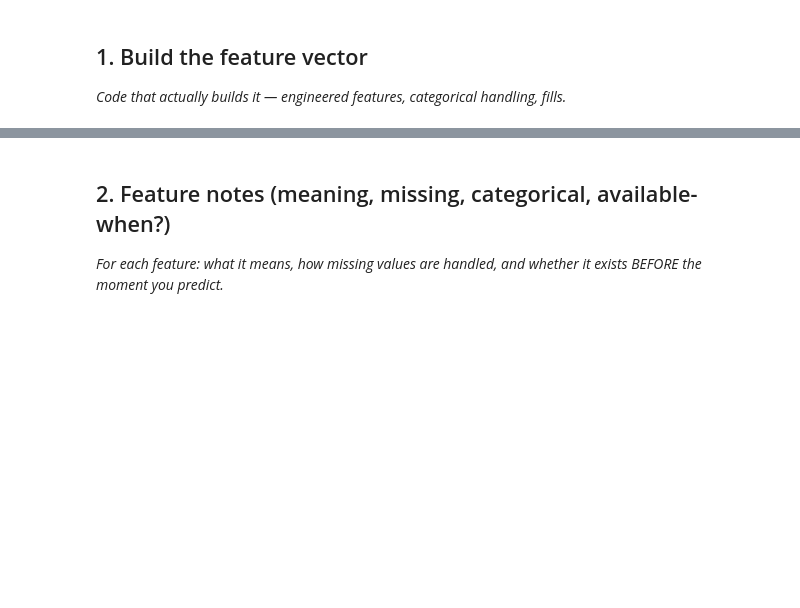
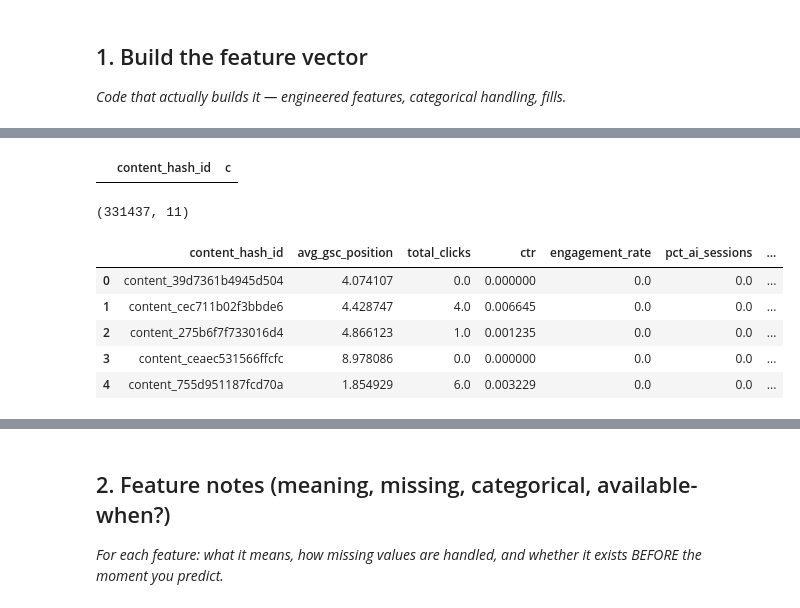
Before and after one commit to zainkhan-dev/flyrank-ml-internship-week1, a Jupyter notebook: work/notebooks/w03_feature_leakage_check.ipynb, the cells around one changed output, grey strips where cells are left out. Cells and saved outputs as stored; diff of their text form; code cells hidden in the pictures; blank space fills up the shorter version.

```diff
--- a/work/notebooks/w03_feature_leakage_check.ipynb
+++ b/work/notebooks/w03_feature_leakage_check.ipynb
@@ -15,0 +108,66 @@ This skeleton is yours to fill. Work the sections **in order** — each one has
+# %%
+con.sql("""
+SELECT content_hash_id, COUNT(*) AS c
+FROM read_parquet('hf://datasets/FlyRank/internship-warehouse/dim_content.parquet')
+GROUP BY content_hash_id
+HAVING COUNT(*) > 1
+LIMIT 5
+""").df()
+# %% [output]
+|  | content_hash_id | c |
+# %%
+import pandas as pd
+
+# --- Step 1: aggregate daily performance to one row per content item, March 2026 ---
+agg = con.sql("""
+SELECT
+    content_hash_id,
+    AVG(CASE WHEN gsc_data_available IS TRUE THEN gsc_avg_position END) AS avg_gsc_position,
+    SUM(CASE WHEN gsc_data_available IS TRUE THEN gsc_clicks ELSE 0 END) AS total_clicks,
+    SUM(CASE WHEN gsc_data_available IS TRUE THEN gsc_clicks ELSE 0 END) * 1.0
+        / NULLIF(SUM(CASE WHEN gsc_data_available IS TRUE THEN gsc_impressions ELSE 0 END), 0) AS ctr,
+    SUM(CASE WHEN ga4_data_available IS TRUE THEN ga4_engaged_sessions ELSE 0 END) * 1.0
+        / NULLIF(SUM(CASE WHEN ga4_data_available IS TRUE THEN ga4_sessions ELSE 0 END), 0) AS engagement_rate,
+    SUM(CASE WHEN ga4_data_available IS TRUE THEN sessions_ai ELSE 0 END) * 1.0
+        / NULLIF(SUM(CASE WHEN ga4_data_available IS TRUE THEN ga4_sessions ELSE 0 END), 0) AS pct_ai_sessions,
+    MAX(CASE WHEN gsc_data_available IS TRUE THEN 1 ELSE 0 END) AS has_gsc_data,
+    MAX(CASE WHEN ga4_data_available IS TRUE THEN 1 ELSE 0 END) AS has_ga4_data
+FROM read_parquet('hf://datasets/FlyRank/internship-warehouse/fact_content_daily_performance/month=2026-03/data_0.parquet')
+GROUP BY content_hash_id
+""").df()
+
+# --- Step 2: bring in content_type from dim_content (static, safe categorical) ---
+dim_content = con.sql("""
+SELECT content_hash_id, content_type
+FROM read_parquet('hf://datasets/FlyRank/internship-warehouse/dim_content.parquet')
+""").df()
+
+fv = agg.merge(dim_content, on="content_hash_id", how="left")
+
+# --- Step 3: fill strategy (not drop) ---
+# Numeric GSC/GA4 fields: fill with the column MEDIAN, not zero, so a
+# missing-tracking item doesn't get treated as "zero position" or "zero engagement."
+for col in ["avg_gsc_position", "ctr", "engagement_rate", "pct_ai_sessions"]:
+    fv[col] = fv[col].fillna(fv[col].median())
+
+# total_clicks: genuine zero is meaningful here (no clicks logged), so 0-fill is fine.
+fv["total_clicks"] = fv["total_clicks"].fillna(0)
+
+# has_gsc_data / has_ga4_data: already 0/1 flags from MAX(), no NaNs expected, but just in case:
+fv["has_gsc_data"] = fv["has_gsc_data"].fillna(0)
+fv["has_ga4_data"] = fv["has_ga4_data"].fillna(0)
+
+# content_type: fill missing with an explicit "unknown" category rather than dropping.
+fv["content_type"] = fv["content_type"].fillna("unknown")
+fv = pd.get_dummies(fv, columns=["content_type"], prefix="type")
+
+print(fv.shape)
+fv.head()
+# %% [output]
+(331437, 11)
+|  | content_hash_id | avg_gsc_position | total_clicks | ctr | engagement_rate | pct_ai_sessions | ... |
+| 0 | content_39d7361b4945d504 | 4.074107 | 0.0 | 0.000000 | 0.0 | 0.0 | ... |
+| 1 | content_cec711b02f3bbde6 | 4.428747 | 4.0 | 0.006645 | 0.0 | 0.0 | ... |
+| 2 | content_275b6f7f733016d4 | 4.866123 | 1.0 | 0.001235 | 0.0 | 0.0 | ... |
+| 3 | content_ceaec531566ffcfc | 8.978086 | 0.0 | 0.000000 | 0.0 | 0.0 | ... |
+| 4 | content_755d951187fcd70a | 1.854929 | 6.0 | 0.003229 | 0.0 | 0.0 | ... |
```
Also changed, not shown: parts of 15 cells of this notebook.
